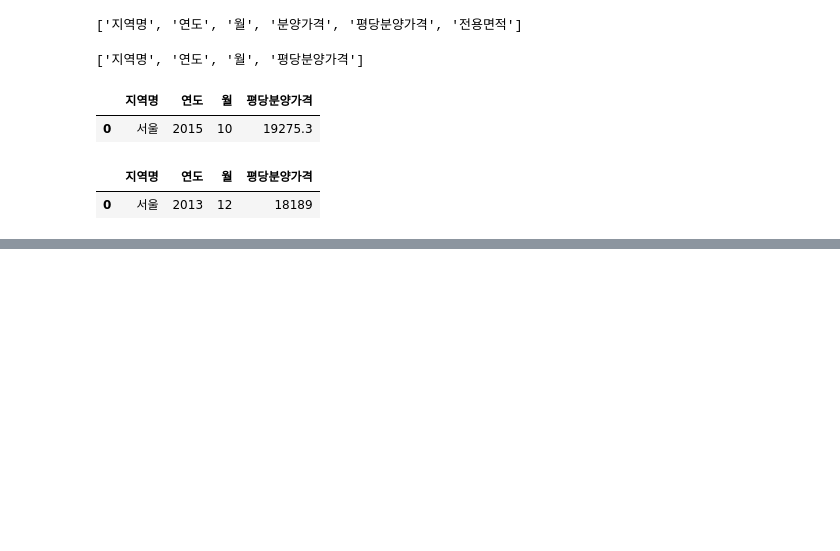
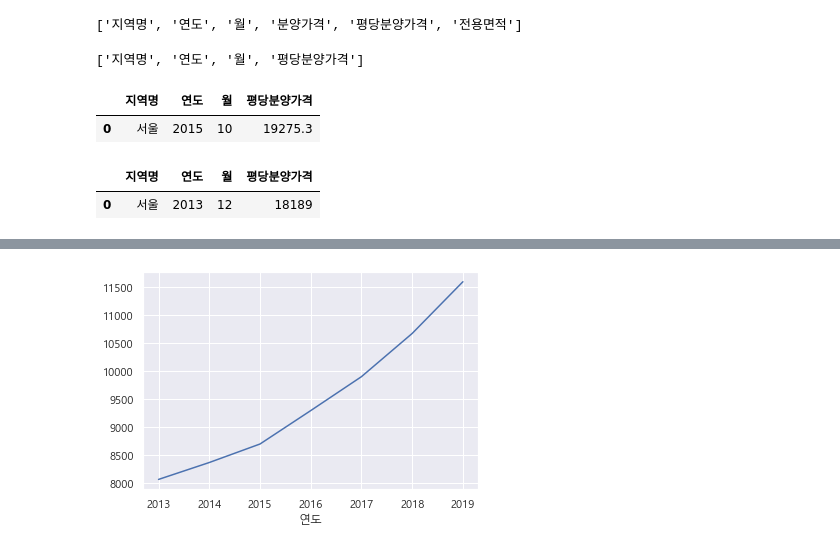
Before and after one commit to winwin-jang-gu/APT_price, a Jupyter notebook: project/apt.ipynb, the cells around one changed output, grey strips where cells are left out. Drawn from its saved outputs; the diff is of its cells as text; code cells hidden in the pictures; blank space fills up the shorter version.

```diff
--- a/project/apt.ipynb
+++ b/project/apt.ipynb
@@ -609,0 +706,8 @@ df2_prepare.head(1)
+# %%
+# 연도별 분양가격의 평균을 구하고 막대그래프(bar)로 시각화 합니다.
+# 연도에 소숫점이 생기지 않게 표시하고자 한다면 ax.xaxis.set_major_locator를 사용해서 integer로 설정합니다.
+ax = plt.figure().gca()
+df.groupby(['연도'])['평당분양가격'].mean().plot()
+ax.xaxis.set_major_locator(MaxNLocator(integer=True))
+# %% [output]
+[figure, added]
```
Also changed, not shown: parts of 33 cells of this notebook, 1 other file.
